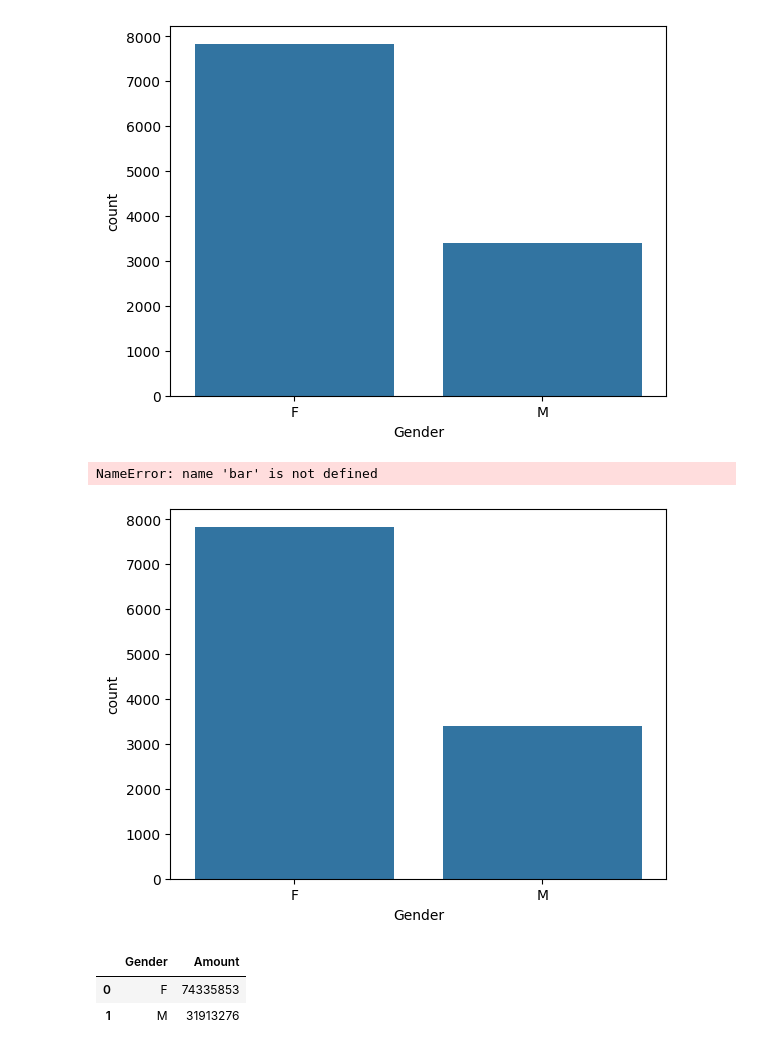
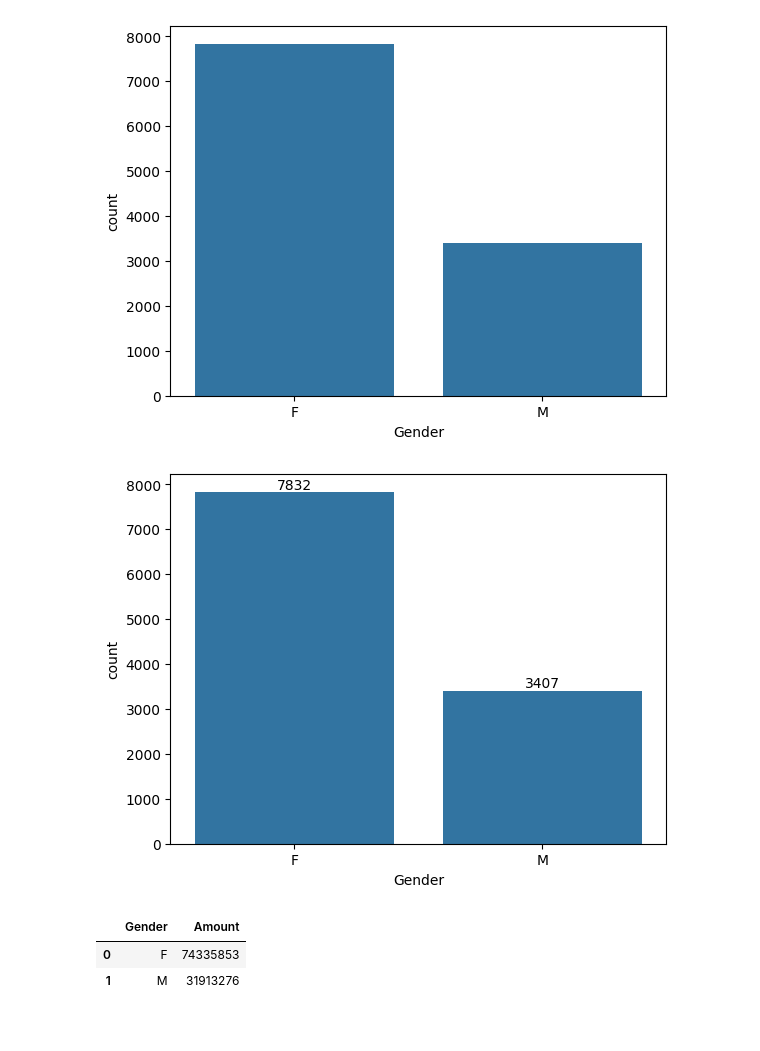
Before and after one commit to philips8275/diwali_sales, a Jupyter notebook: first.ipynb, the cells around one changed output. Drawn from its saved outputs; the diff is of its cells as text; code cells hidden in the pictures.

```diff
--- a/first.ipynb
+++ b/first.ipynb
@@ -137,11 +137,10 @@ ax = sns.countplot(x='Gender', data = df)
 [figure]
 # %%
 ax = sns.countplot(x='Gender', data = df)
-for bars in ax.containers:
+for bar in ax.containers:
     ax.bar_label(bar)
 # %% [output]
-NameError: name 'bar' is not defined
-[figure, old version]
+[figure, new version]
 # %%
     df.groupby(['Gender'], as_index=False)['Amount'].sum().sort_values(by='Amount', ascending=False)
 # %% [output]
```
Also changed, not shown: parts of 1 cell of this notebook.
